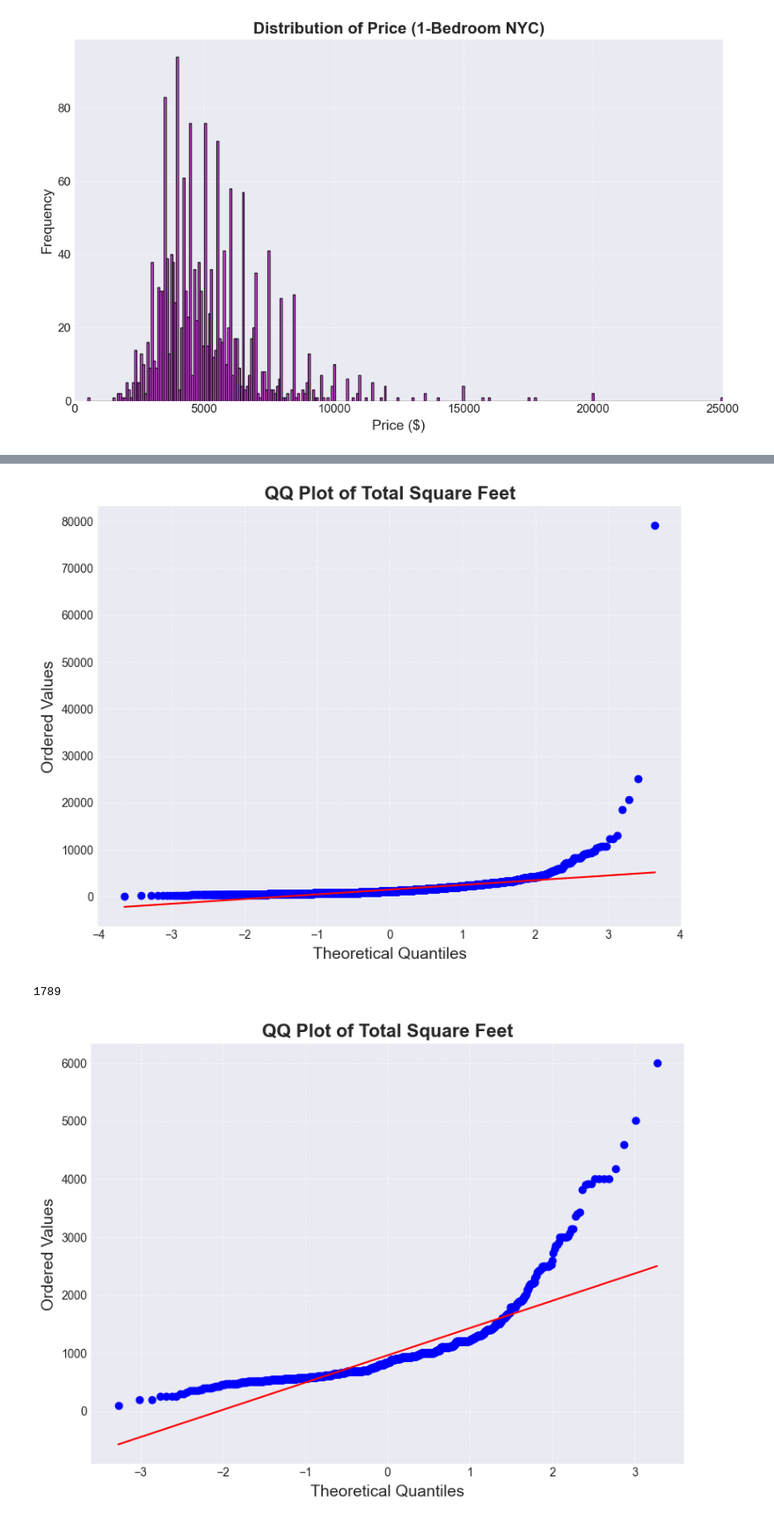
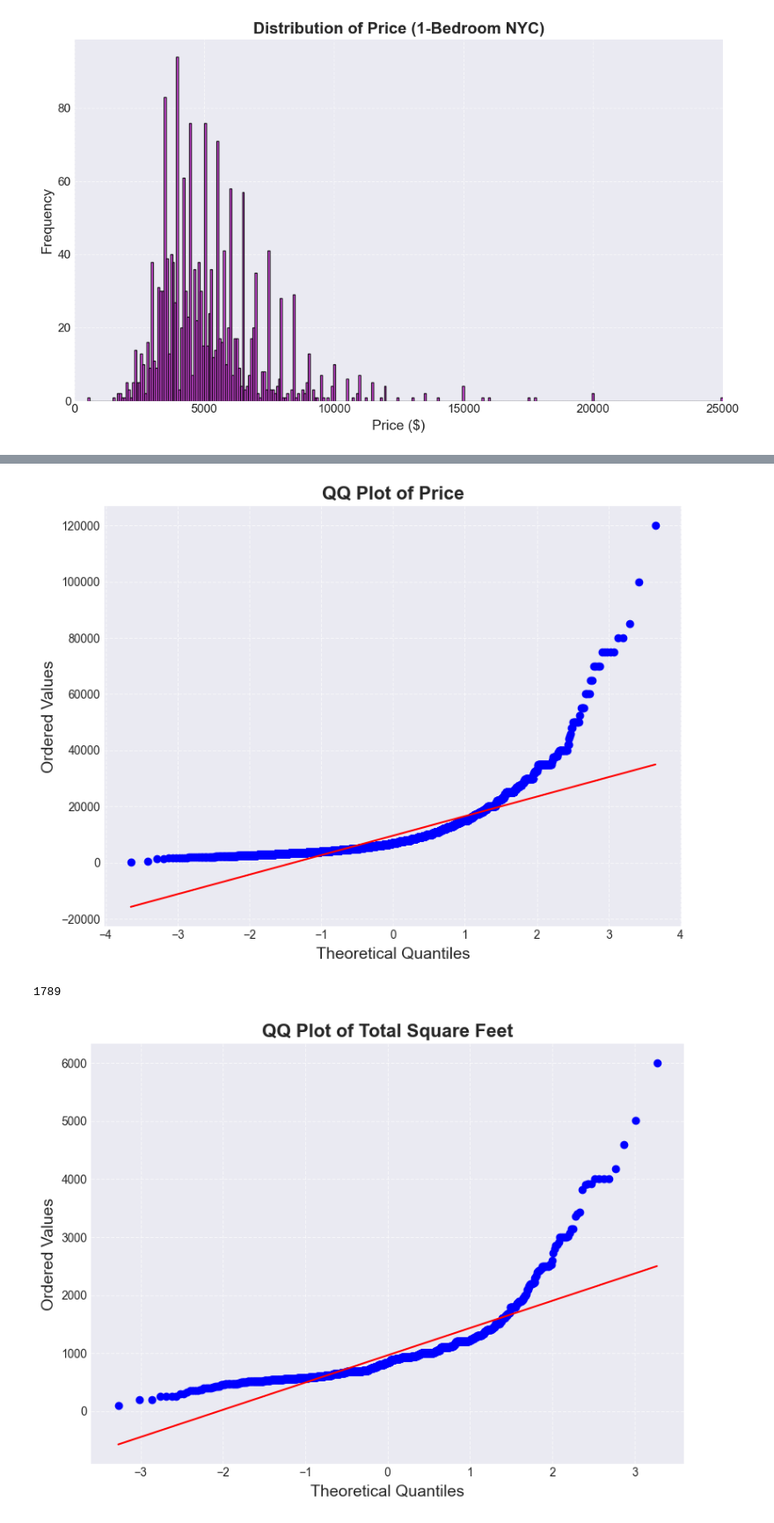
Before and after one commit to supernovaaa2024/RealEstateValuation, a Jupyter notebook: RealEstateStats.ipynb, the cells around one changed output, grey strips where cells are left out. Shown at 88% size. Saved outputs shown, nothing was run; the diff lists cells and outputs as text; code cells hidden in the pictures.

```diff
--- a/RealEstateStats.ipynb
+++ b/RealEstateStats.ipynb
@@ -346,19 +360,19 @@ plt.show()
 # %%
 from scipy import stats
 import matplotlib.pyplot as plt
 
 plt.figure(figsize=(8, 6))
-stats.probplot(nycdf["Total Square Feet"].dropna(), dist="norm", plot=plt)
-plt.title("QQ Plot of Total Square Feet", fontsize=16, fontweight='bold')
+stats.probplot(nycdf["Price"].dropna(), dist="norm", plot=plt)
+plt.title("QQ Plot of Price", fontsize=16, fontweight='bold')
 plt.xlabel("Theoretical Quantiles", fontsize=14)
 plt.ylabel("Ordered Values", fontsize=14)
 plt.grid(True, linestyle='--', alpha=0.6)
 plt.tight_layout()
 plt.show()
 
-len(nycdfOneB["Total Square Feet"].dropna())
+len(nycdfOneB["Price"].dropna())
 # %% [output]
-[figure, old version]
+[figure, new version]
 1789
 # %%
 # QQ Plot of Total Square Feet for Jamaica
```
Also changed, not shown: parts of 8 cells of this notebook.
